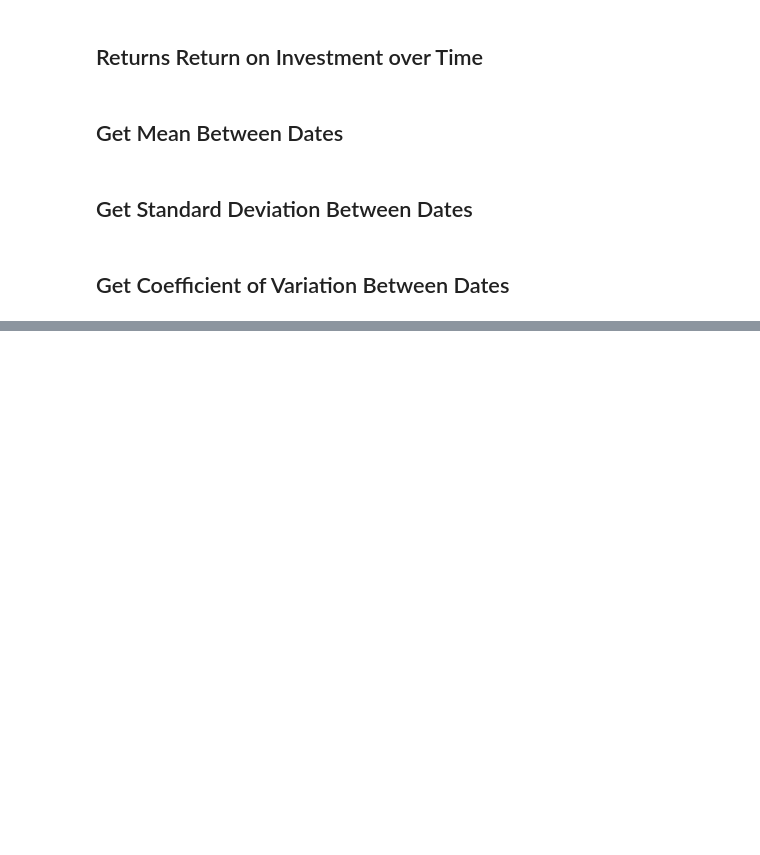
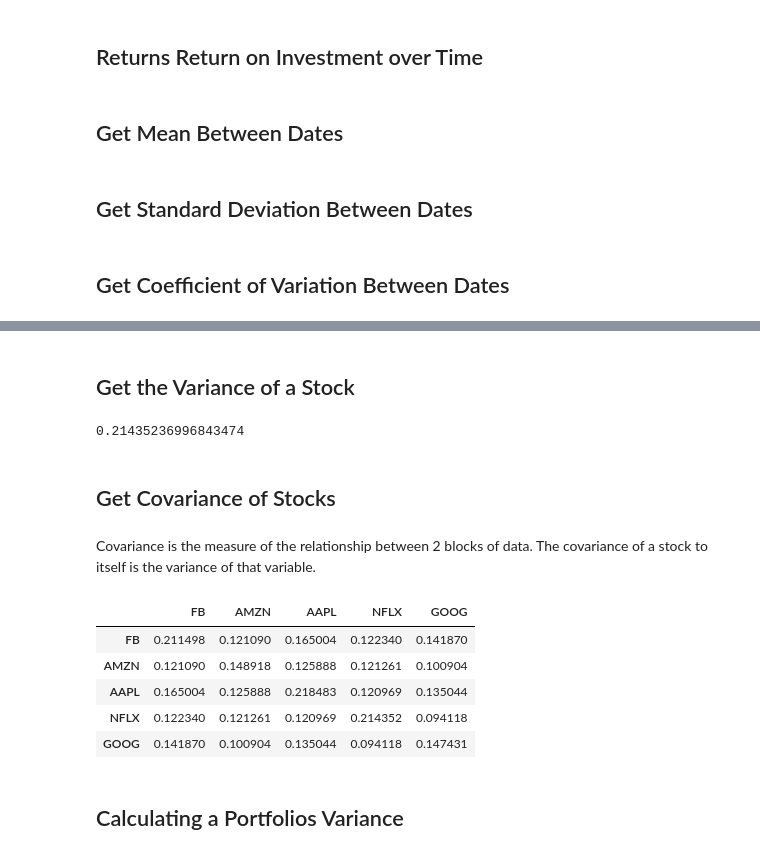
Before and after one commit to rayaroun/Stock-Portfolio-Risk-Analysis, a Jupyter notebook: Notebook3.ipynb, the cells around one changed output, grey strips where cells are left out. Drawn from its saved outputs; the diff is of its cells as text; code cells hidden in the pictures; blank space fills up the shorter version.

Commit message:
tested out the fucntions, also found out the coefficient varation and ROI. Also created funtions to find variance, covariance, etc.

```diff
--- a/Notebook3.ipynb
+++ b/Notebook3.ipynb
@@ -134,0 +278,30 @@ def get_cov_between_dates(df, sdate, edate):
+# %% [markdown]
+## Get the Variance of a Stock
+# %%
+# Remember variance is a measure of how spread out a data set is
+# Get Netflix variance
+mult_df['NFLX'].var()
+
+# Annualize by getting the number of samples and multiply
+days = len(mult_df.index) # 253
+
+nflx_a_var = mult_df['NFLX'].var() * 253
+nflx_a_var
+# %% [output]
+0.21435236996843474
+# %% [markdown]
+## Get Covariance of Stocks
+# %% [markdown]
+Covariance is the measure of the relationship between 2 blocks of data. The covariance of a
+stock to itself is the variance of that variable.
+# %%
+mult_df.cov() * 253
+# %% [output]
+|  | FB | AMZN | AAPL | NFLX | GOOG |
+| FB | 0.211498 | 0.121090 | 0.165004 | 0.122340 | 0.141870 |
+| AMZN | 0.121090 | 0.148918 | 0.125888 | 0.121261 | 0.100904 |
+| AAPL | 0.165004 | 0.125888 | 0.218483 | 0.120969 | 0.135044 |
+| NFLX | 0.122340 | 0.121261 | 0.120969 | 0.214352 | 0.094118 |
+| GOOG | 0.141870 | 0.100904 | 0.135044 | 0.094118 | 0.147431 |
+# %% [markdown]
+## Calculating a Portfolios Variance
```
Also changed, not shown: parts of 13 cells of this notebook, 4 other files.
